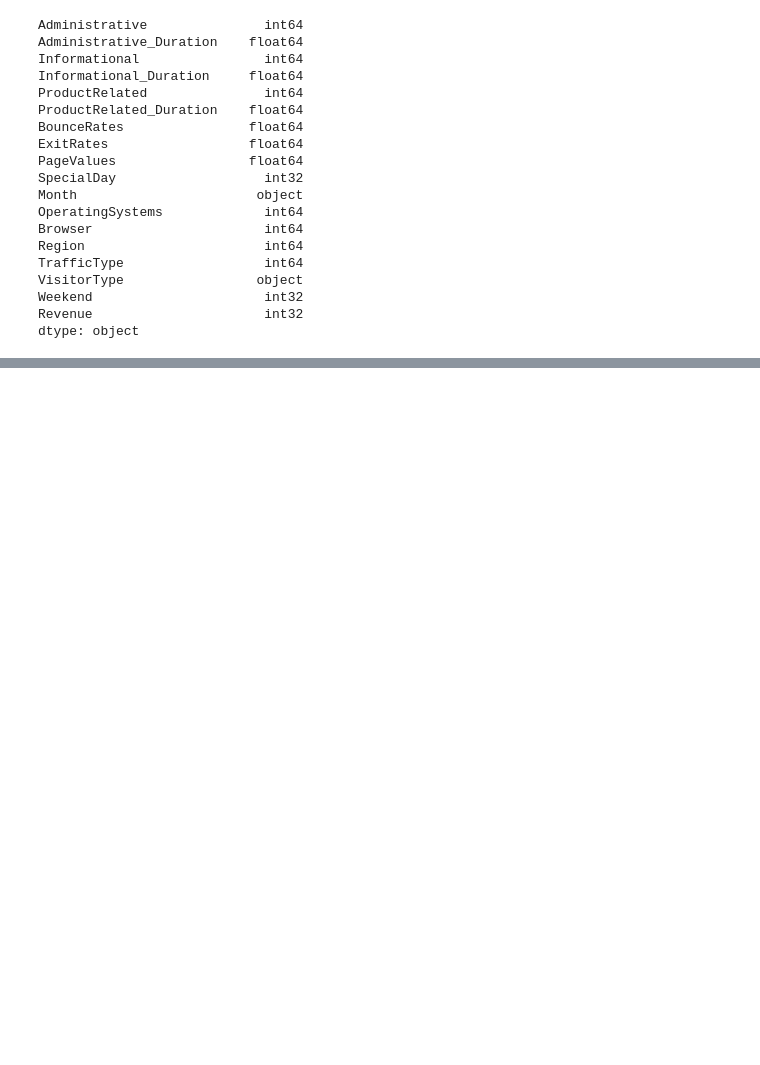
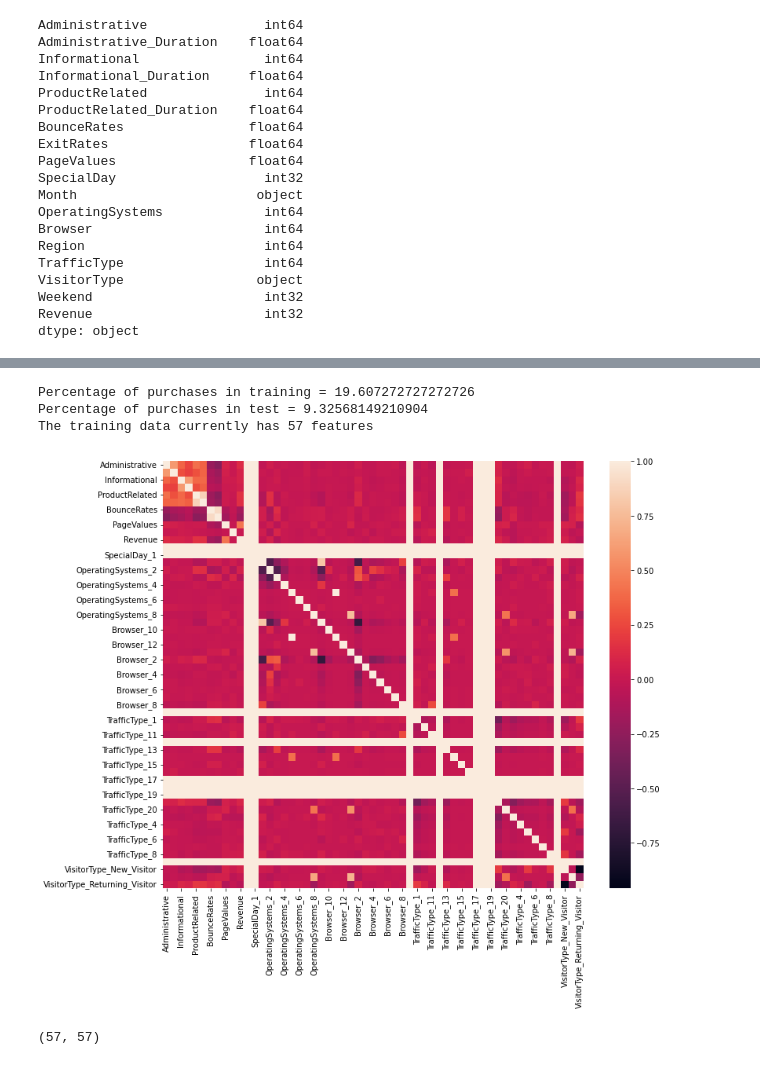
Before and after one commit to adinrh/Online-Shoppers-Purchasing-Intention, a Jupyter notebook: Main_online_shoppers.ipynb, the cells around one changed output, grey strips where cells are left out. Cells and saved outputs as stored; diff of their text form; code cells hidden in the pictures; blank space fills up the shorter version.

```diff
--- a/Main_online_shoppers.ipynb
+++ b/Main_online_shoppers.ipynb
@@ -153,0 +264,7 @@ dtype: object
+# %%
+# Do one-hot encoded for categorical data
+# List the categorical features.
+categorical_columns = ['SpecialDay','OperatingSystems','Browser','TrafficType', 'VisitorType']
+# One-hot encode the categorical features with the get_dummies() function for Pandas DataFrames
+ohe = pd.get_dummies(df[categorical_columns].astype(str))
+ohe.head()
@@ -153,0 +279,4 @@ dtype: object
+# %%
+df_tsk1 = df.drop(categorical_columns, axis=1)
+df_tsk1 = pd.concat([df_tsk1, ohe], axis=1)
+df_tsk1.head()
@@ -153,0 +291,38 @@ dtype: object
+# %%
+# Split train and test data
+# for train data
+options = ['June','Jul','Aug','Sep','Oct','Nov','Dec']
+# selecting rows based on condition
+X_train = df_tsk1[df_tsk1['Month'].isin(options)]
+y_train = X_train['Revenue']
+X_train = X_train.drop(['Month','Region'], axis=1)
+
+# for test data
+options = ['Feb','Mar']
+# selecting rows based on condition
+X_test = df_tsk1[df_tsk1['Month'].isin(options)]
+X_test = X_test.drop(['Month','Region'], axis=1)
+y_test = X_test['Revenue']
+# %%
+# Compute the fraction of positive values in the train and target
+print(f'Percentage of purchases in training = {(np.sum(y_train)*100)/len(y_train)}')
+print(f'Percentage of purchases in test = {(np.sum(y_test)*100)/len(y_test)}')
+print(f'The training data currently has {X_train.shape[1]} features')
+# %% [output]
+Percentage of purchases in training = 19.607272727272726
+Percentage of purchases in test = 9.32568149210904
+The training data currently has 57 features
+# %%
+#Visual inspection of features
+plt.figure(figsize=(12,10))
+# Compute the Pearson Correlation of each feature in the training df
+cor = X_train.corr()
+# Replace nan with 1 as it will be removed
+cor = cor.fillna(1)
+# Plot the correlations
+sns.heatmap(cor)
+plt.show()
+print(cor.shape)
+# %% [output]
+[figure, added]
+(57, 57)
```
Also changed, not shown: parts of 7 cells of this notebook.
